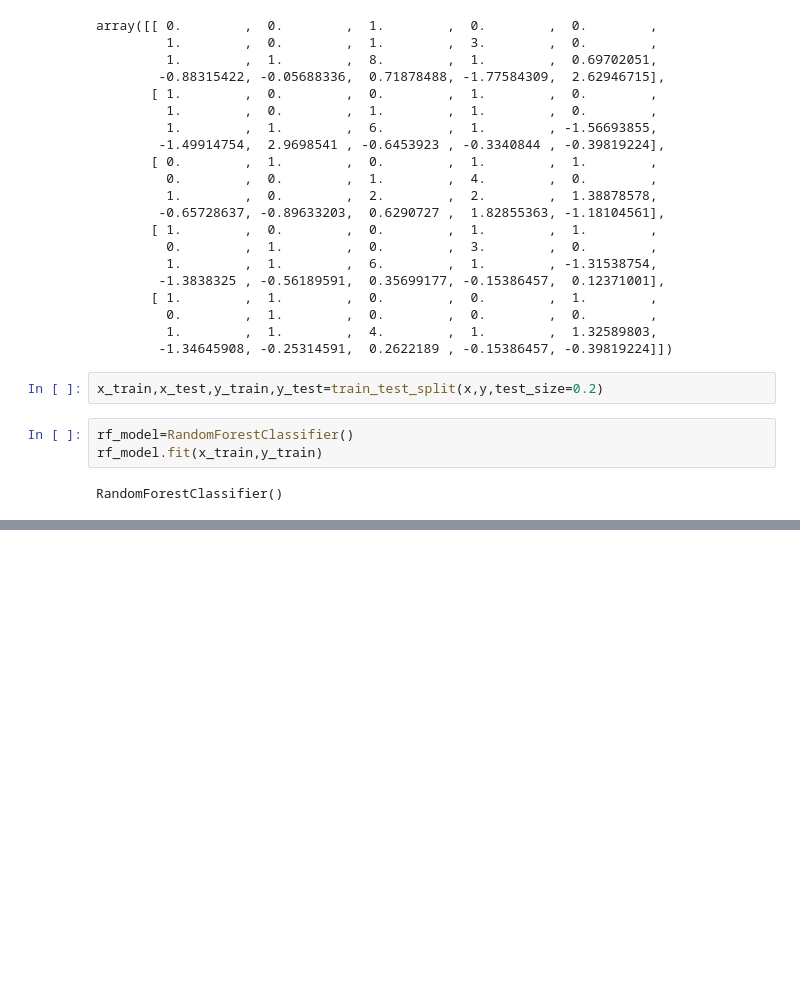
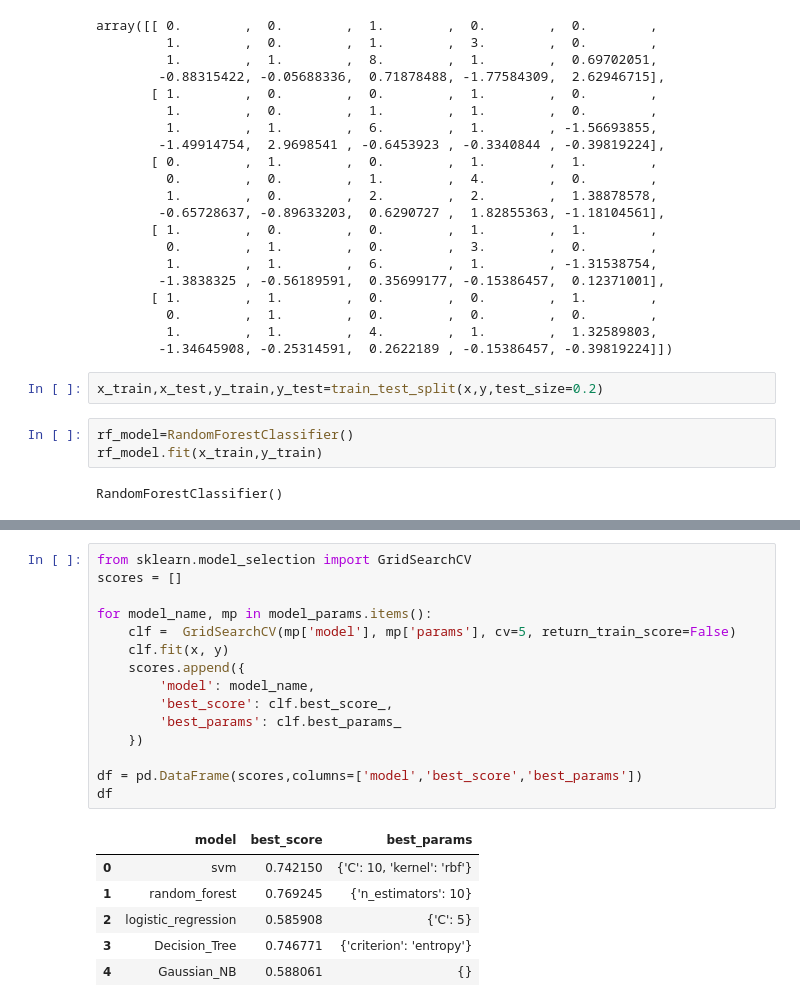
Before and after one commit to SSarkar-1/Customer-Churn-Prediction, a Jupyter notebook: Churn_Predictor.ipynb, the cells around one changed output, grey strips where cells are left out. Drawn from its saved outputs; the diff is of its cells as text; blank space fills up the shorter version.

```diff
--- a/Churn_Predictor.ipynb
+++ b/Churn_Predictor.ipynb
@@ -531,0 +567,22 @@ svm_model.score(x_test,y_test)
+# %%
+from sklearn.model_selection import GridSearchCV
+scores = []
+
+for model_name, mp in model_params.items():
+    clf =  GridSearchCV(mp['model'], mp['params'], cv=5, return_train_score=False)
+    clf.fit(x, y)
+    scores.append({
+        'model': model_name,
+        'best_score': clf.best_score_,
+        'best_params': clf.best_params_
+    })
+
+df = pd.DataFrame(scores,columns=['model','best_score','best_params'])
+df
+# %% [output]
+|  | model | best_score | best_params |
+| 0 | svm | 0.742150 | {'C': 10, 'kernel': 'rbf'} |
+| 1 | random_forest | 0.769245 | {'n_estimators': 10} |
+| 2 | logistic_regression | 0.585908 | {'C': 5} |
+| 3 | Decision_Tree | 0.746771 | {'criterion': 'entropy'} |
+| 4 | Gaussian_NB | 0.588061 | {} |
```
Also changed, not shown: parts of 6 cells of this notebook.
